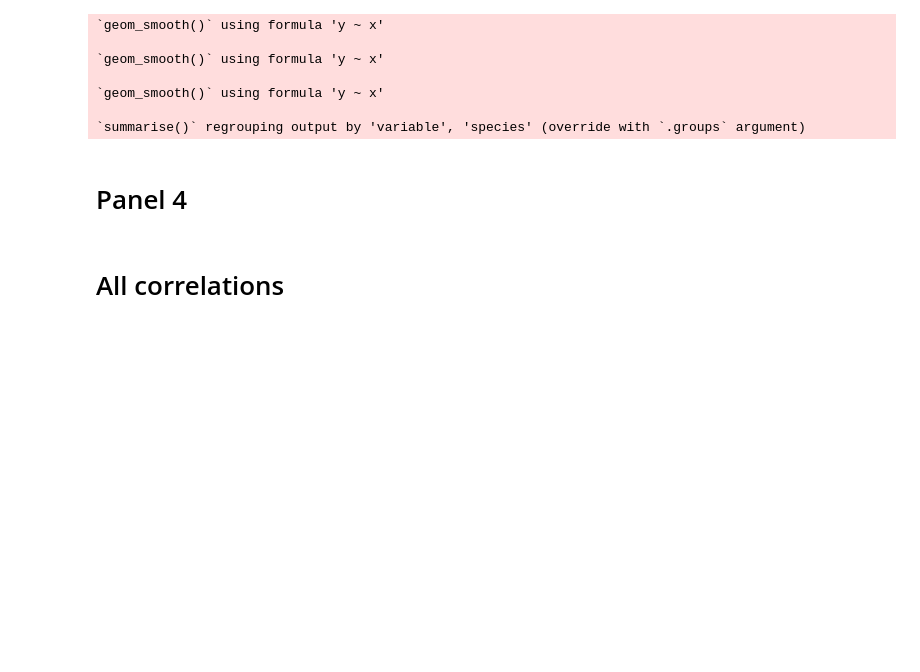
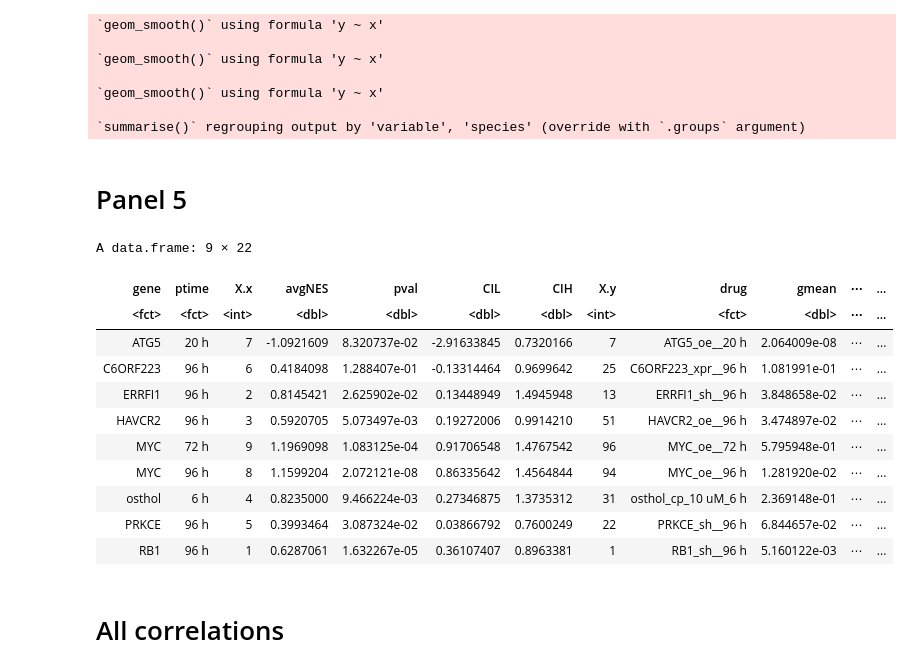
Before and after one commit to shappiron/Reprogramming_meta, a Jupyter notebook: only_plots.ipynb, the cells around one changed output. Saved outputs shown, nothing was run; the diff lists cells and outputs as text; code cells hidden in the pictures; blank space fills up the shorter version.

```diff
--- a/only_plots.ipynb
+++ b/only_plots.ipynb
@@ -401,4 +400,4 @@ ggsave('figs/panelS3.pdf', PS3, units = "cm", width=WIDTH, height=24., dpi=300,
 #         return(p)
 # }
 # %% [markdown]
-# Panel 4
+# Panel 5
@@ -409,0 +420,15 @@ ggsave('figs/panelS3.pdf', PS3, units = "cm", width=WIDTH, height=24., dpi=300,
+# %%
+df
+# %% [output]
+A data.frame: 9 × 22
+| gene | ptime | X.x | avgNES | pval | CIL | CIH | X.y | drug | gmean | ⋯ | ... |
+| <fct> | <fct> | <int> | <dbl> | <dbl> | <dbl> | <dbl> | <int> | <fct> | <dbl> | ⋯ | ... |
+| ATG5 | 20 h | 7 | -1.0921609 | 8.320737e-02 | -2.91633845 | 0.7320166 | 7 | ATG5_oe__20 h | 2.064009e-08 | ⋯ | ... |
+| C6ORF223 | 96 h | 6 | 0.4184098 | 1.288407e-01 | -0.13314464 | 0.9699642 | 25 | C6ORF223_xpr__96 h | 1.081991e-01 | ⋯ | ... |
+| ERRFI1 | 96 h | 2 | 0.8145421 | 2.625902e-02 | 0.13448949 | 1.4945948 | 13 | ERRFI1_sh__96 h | 3.848658e-02 | ⋯ | ... |
+| HAVCR2 | 96 h | 3 | 0.5920705 | 5.073497e-03 | 0.19272006 | 0.9914210 | 51 | HAVCR2_oe__96 h | 3.474897e-02 | ⋯ | ... |
+| MYC | 72 h | 9 | 1.1969098 | 1.083125e-04 | 0.91706548 | 1.4767542 | 96 | MYC_oe__72 h | 5.795948e-01 | ⋯ | ... |
+| MYC | 96 h | 8 | 1.1599204 | 2.072121e-08 | 0.86335642 | 1.4564844 | 94 | MYC_oe__96 h | 1.281920e-02 | ⋯ | ... |
+| osthol | 6 h | 4 | 0.8235000 | 9.466224e-03 | 0.27346875 | 1.3735312 | 31 | osthol_cp_10 uM_6 h | 2.369148e-01 | ⋯ | ... |
+| PRKCE | 96 h | 5 | 0.3993464 | 3.087324e-02 | 0.03866792 | 0.7600249 | 22 | PRKCE_sh__96 h | 6.844657e-02 | ⋯ | ... |
+| RB1 | 96 h | 1 | 0.6287061 | 1.632267e-05 | 0.36107407 | 0.8963381 | 1 | RB1_sh__96 h | 5.160122e-03 | ⋯ | ... |
```
Also changed, not shown: parts of 5 cells of this notebook, 7 other files.
